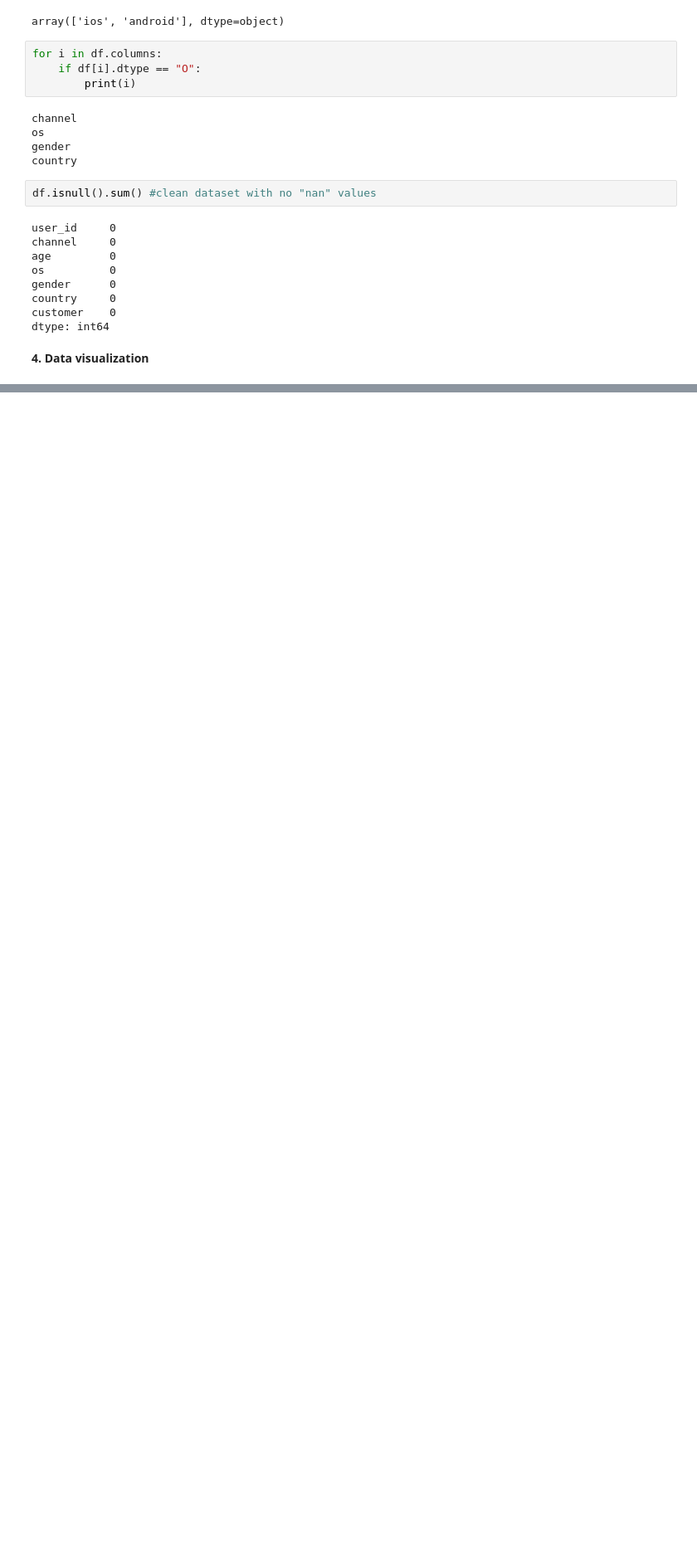
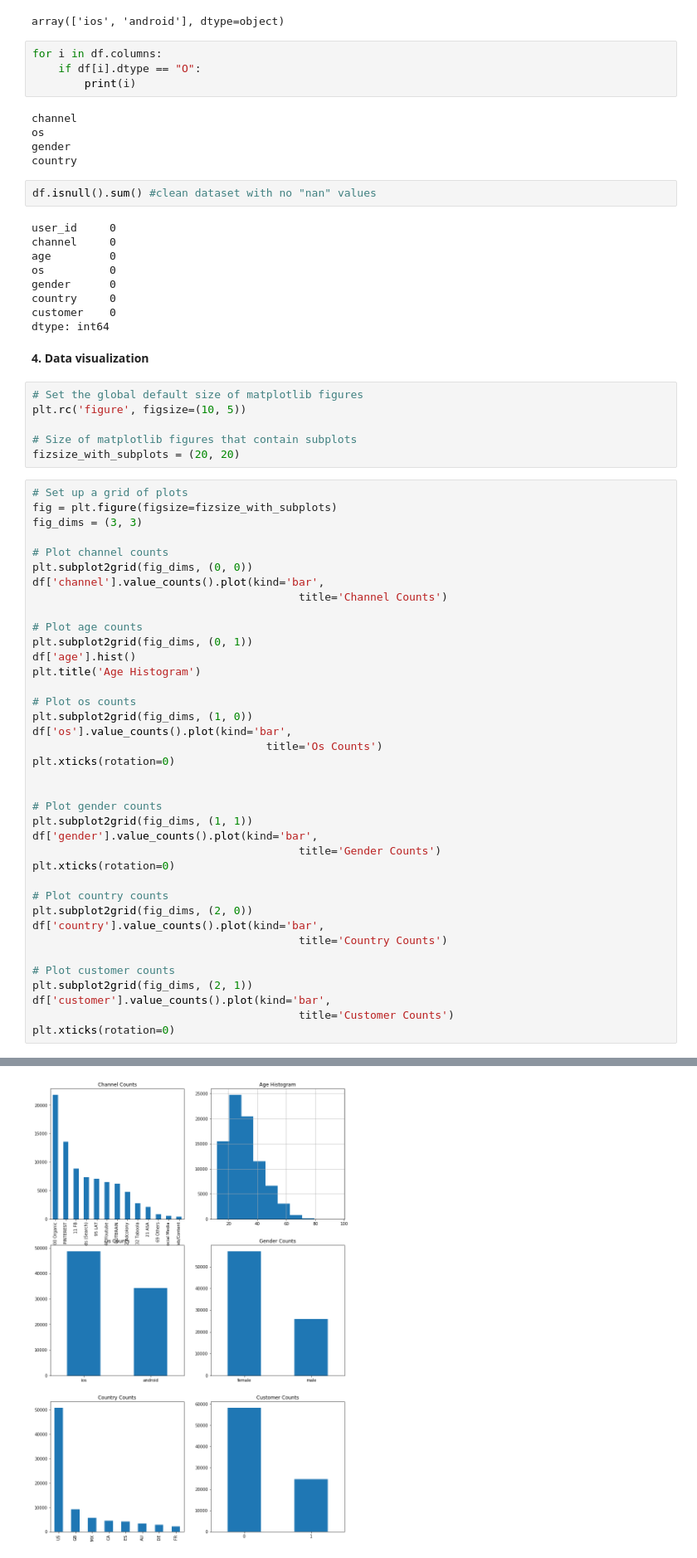
Before and after one commit to Charles1104/8fit, a Jupyter notebook: charles_verleyen_analysis_predictions.ipynb, the cells around one changed output, grey strips where cells are left out. Shown at 83% size. Cells and saved outputs as stored; diff of their text form; blank space fills up the shorter version.

```diff
--- a/charles_verleyen_analysis_predictions.ipynb
+++ b/charles_verleyen_analysis_predictions.ipynb
@@ -98,3 +99,48 @@ customer    0
 dtype: int64
 # %% [markdown]
 **4\. Data visualization**
+# %%
+# Set the global default size of matplotlib figures
+plt.rc('figure', figsize=(10, 5))
+
+# Size of matplotlib figures that contain subplots
+fizsize_with_subplots = (20, 20)
+# %%
+# Set up a grid of plots
+fig = plt.figure(figsize=fizsize_with_subplots)
+fig_dims = (3, 3)
+
+# Plot channel counts
+plt.subplot2grid(fig_dims, (0, 0))
+df['channel'].value_counts().plot(kind='bar',
+                                         title='Channel Counts')
+
+# Plot age counts
+plt.subplot2grid(fig_dims, (0, 1))
+df['age'].hist()
+plt.title('Age Histogram')
+
+# Plot os counts
+plt.subplot2grid(fig_dims, (1, 0))
+df['os'].value_counts().plot(kind='bar',
+                                    title='Os Counts')
+plt.xticks(rotation=0)
+
+
+# Plot gender counts
+plt.subplot2grid(fig_dims, (1, 1))
+df['gender'].value_counts().plot(kind='bar',
+                                         title='Gender Counts')
+plt.xticks(rotation=0)
+
+# Plot country counts
+plt.subplot2grid(fig_dims, (2, 0))
+df['country'].value_counts().plot(kind='bar',
+                                         title='Country Counts')
+
+# Plot customer counts
+plt.subplot2grid(fig_dims, (2, 1))
+df['customer'].value_counts().plot(kind='bar',
+                                         title='Customer Counts')
+plt.xticks(rotation=0)
+# %% [output]
@@ -100,0 +148 @@ dtype: int64
+[figure, added]
```
Also changed, not shown: parts of 9 cells of this notebook.
